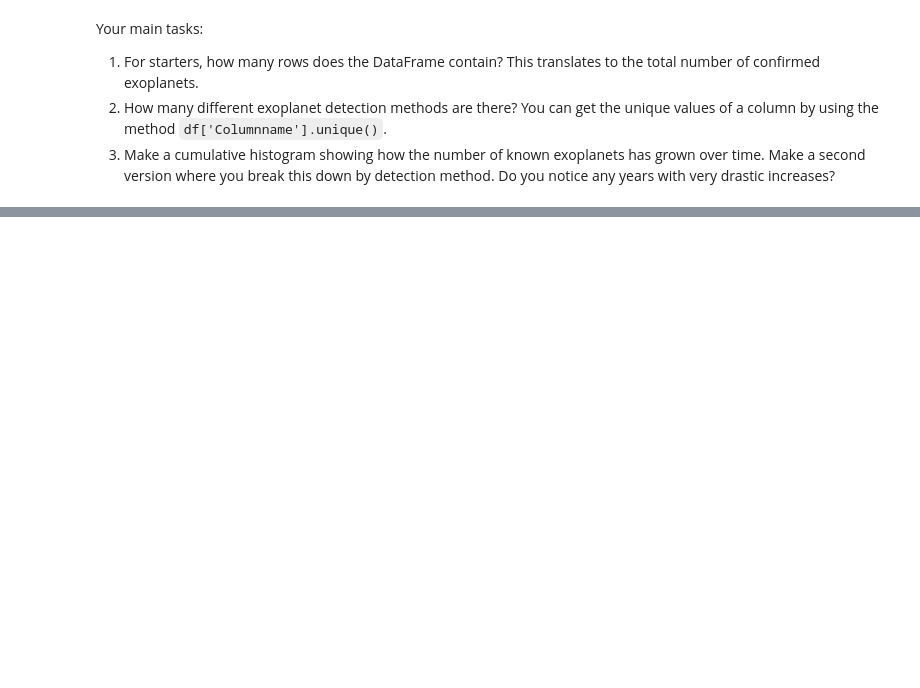
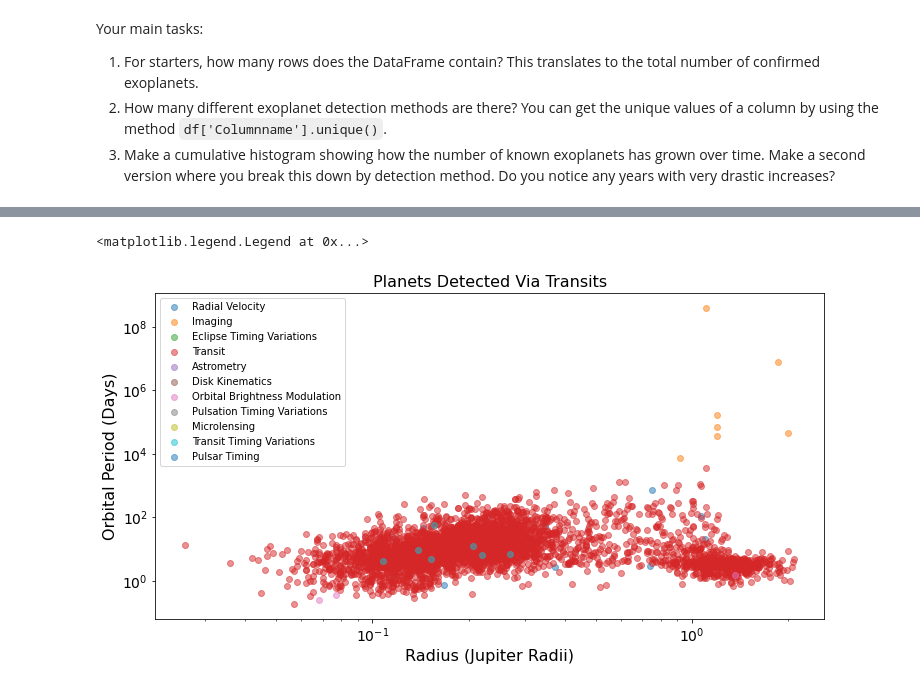
Before and after one commit to CIERA-Northwestern/REACHpy, a Jupyter notebook: Module_3/Challenge_2_Exoplanets_with_Pandas.ipynb, the cells around one changed output, grey strips where cells are left out. Cells and saved outputs as stored; diff of their text form; code cells hidden in the pictures; blank space fills up the shorter version.

```diff
--- a/Module_3/Challenge_2_Exoplanets_with_Pandas.ipynb
+++ b/Module_3/Challenge_2_Exoplanets_with_Pandas.ipynb
@@ -34,0 +60,15 @@ Keep in mind that some of the conclusions you draw here might not be true. Obser
+# %%
+fig, ax = plt.subplots(figsize=(12,6))
+for method in df.discoverymethod.unique():
+    plt.scatter(df[df.discoverymethod==method].pl_radj, df[df.discoverymethod==method].pl_orbper, alpha=0.5,label=method)
+plt.xlabel('Radius (Jupiter Radii)', fontsize=16)
+plt.ylabel('Orbital Period (Days)', fontsize=16)
+plt.xscale('log')
+plt.yscale('log')
+plt.title('Planets Detected Via Transits', fontsize=16)
+plt.xticks(fontsize=14)
+plt.yticks(fontsize=14)
+plt.legend()
+# %% [output]
+<matplotlib.legend.Legend at 0x...>
+[figure, added]
```
Also changed, not shown: parts of 13 cells of this notebook.
